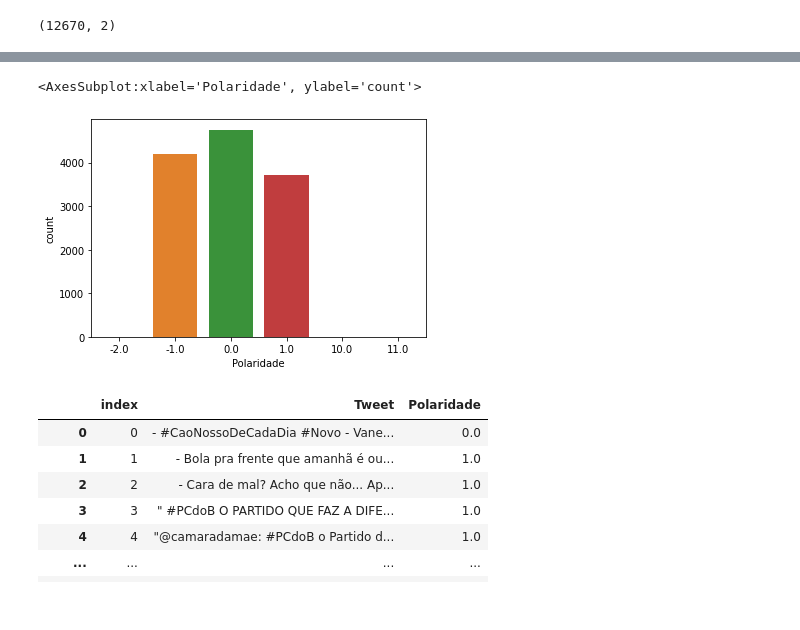
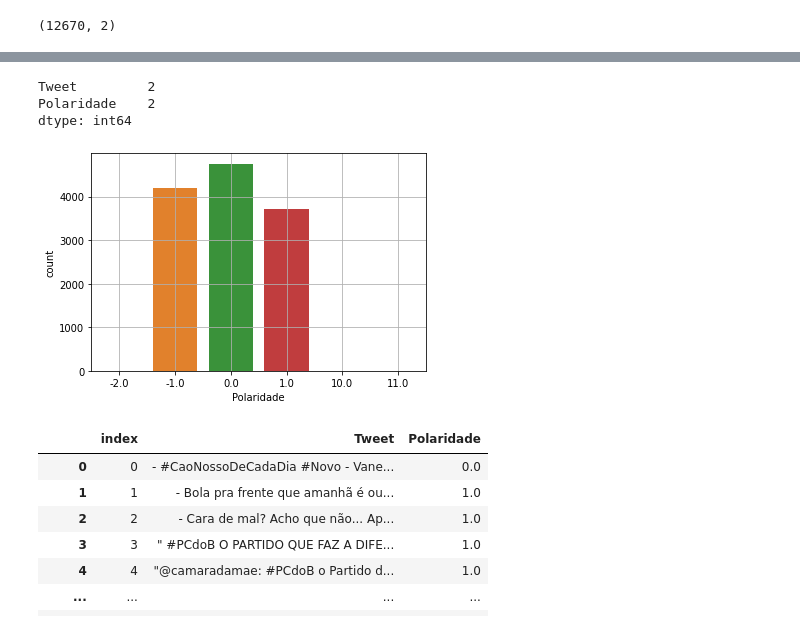
Before and after one commit to letisousa/LIWCDictionary, a Jupyter notebook: Classification_code/Classificando_unilex.ipynb, the cells around one changed output, grey strips where cells are left out. Drawn from its saved outputs; the diff is of its cells as text; code cells hidden in the pictures.

```diff
--- a/Classification_code/Classificando_unilex.ipynb
+++ b/Classification_code/Classificando_unilex.ipynb
@@ -63,12 +62,16 @@ df_all[df_all['Polaridade'] == -2]['Tweet'][488]
+# %%
+df_all.isnull().sum()
+# %% [output]
+Tweet         2
+Polaridade    2
+dtype: int64
 # %%
-df_all.isnull().sum()
 df_all = df_all.dropna()
-df_all.isnull().sum()
 
 sns.countplot(data=df_all, x='Polaridade')
+plt.grid()
 # %% [output]
-<AxesSubplot:xlabel='Polaridade', ylabel='count'>
-[figure, old version]
+[figure, new version]
 # %%
 df_all = df_all.reset_index()
 df_all
```
Also changed, not shown: parts of 32 cells of this notebook, 1 other file.
